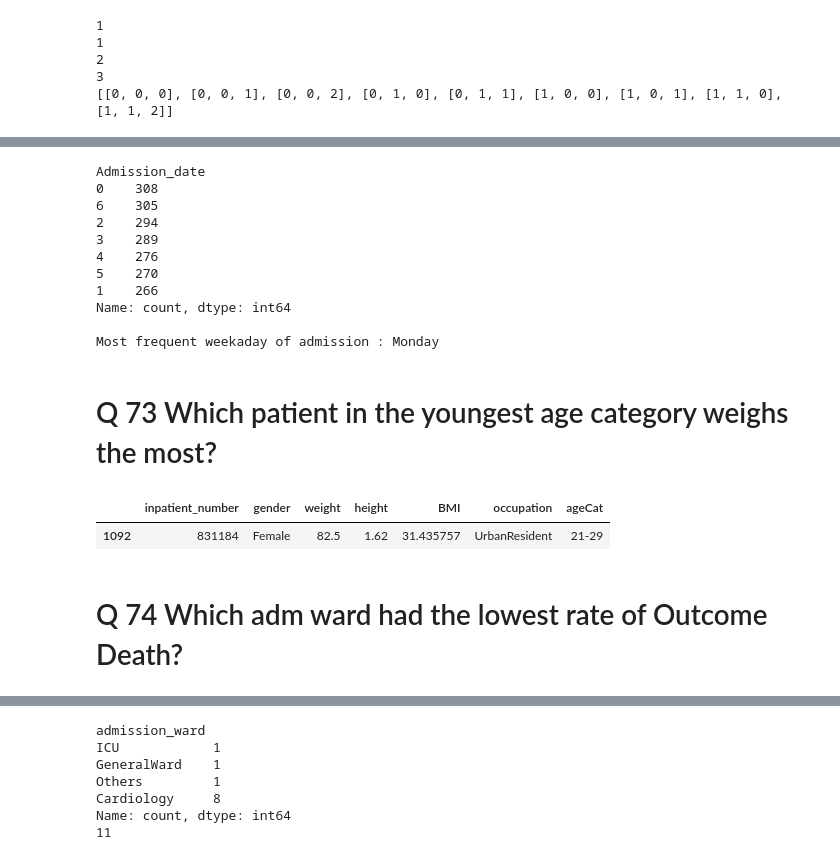
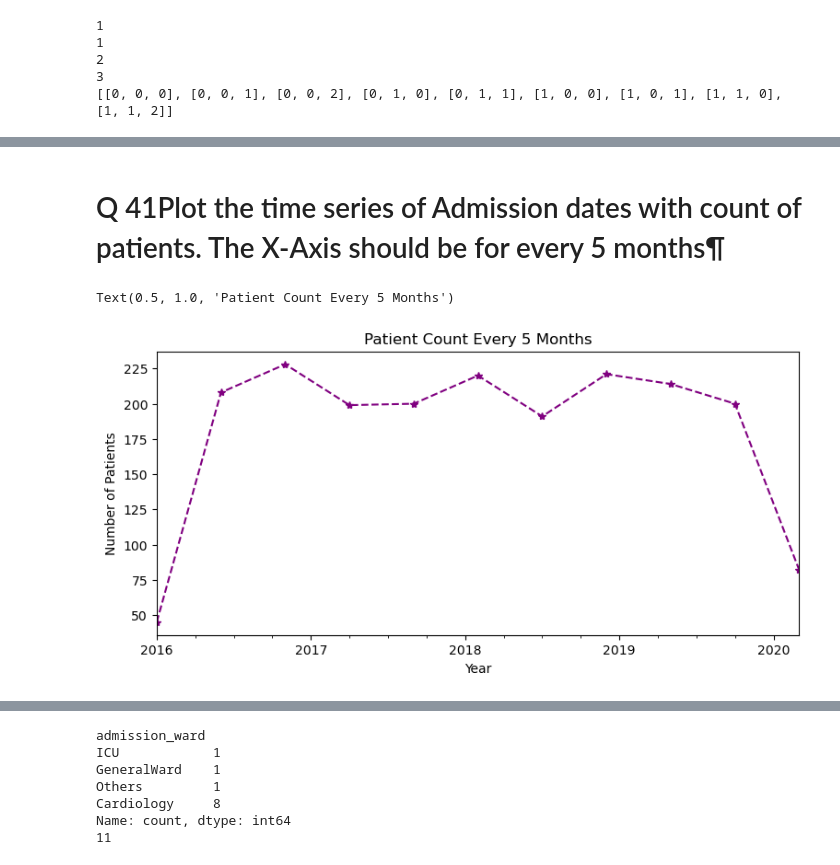
Before and after one commit to bolisettybrt/jupyterjewels-24, a Jupyter notebook: Ragini_finalcode.ipynb, the cells around one changed output, grey strips where cells are left out. Saved outputs shown, nothing was run; the diff lists cells and outputs as text; code cells hidden in the pictures.

```diff
--- a/Ragini_finalcode.ipynb
+++ b/Ragini_finalcode.ipynb
@@ -176,43 +136,17 @@ Result with condition:
-# %%
-data_file=('Cardiac_Outcomes.xlsx')
-all_sheets=pd.read_excel(data_file,sheet_name=None)
-Hospital_data=all_sheets['Hospitalization_Discharge']
-
-df=pd.to_datetime(Hospital_data['Admission_date'])
-
-weekday_Count =Hospital_data ['Admission_date'].dt.dayofweek.value_counts()
-weekday_Count
-
-day = df.dt.day_name().value_counts()
-Freq_weekday=day.idxmax()
-
-print(weekday_Count)
-print("\nMost frequent weekaday of admission :" ,Freq_weekday)
-# %% [output]
-Admission_date
-0    308
-6    305
-2    294
-3    289
-4    276
-5    270
-1    266
-Name: count, dtype: int64
-
-Most frequent weekaday of admission : Monday
-# %% [markdown]
-# Q 73 Which patient in the youngest age category weighs the most?
-# %%
-import pandas as pd
-data_file=("Cardiac_Outcomes.xlsx ")
-
-all_sheets=pd.read_excel(data_file,sheet_name=None)
-Demography = all_sheets['Demography']
-
-most_weight_patient = Demography[Demography['ageCat'] == Demography['ageCat'].min()].nlargest(1, 'weight')
-most_weight_patient
-# %% [output]
-|  | inpatient_number | gender | weight | height | BMI | occupation | ageCat |
-| 1092 | 831184 | Female | 82.5 | 1.62 | 31.435757 | UrbanResident | 21-29 |
-# %% [markdown]
-# Q 74 Which adm ward had the lowest rate of Outcome Death?
+# %% [markdown]
+# Q 41Plot the time series of Admission dates with count of patients. The X-Axis should be for every 5 months¶
+# %%
+import pandas as pd
+import matplotlib.pyplot as plt
+Hospital_data=all_sheets['Hospitalization_Discharge']
+Hospital_data['Admission_date']=pd.to_datetime(Hospital_data['Admission_date'])
+adm_cnt = Hospital_data.resample('5M', on='Admission_date').size()
+
+plt.figure(figsize=(9, 4))
+adm_cnt.plot(marker='*', linestyle='--',color='purple')
+plt.xlabel('Year')
+plt.ylabel('Number of Patients')
+plt.title('Patient Count Every 5 Months')
+# %% [output]
+Text(0.5, 1.0, 'Patient Count Every 5 Months')
+[figure, added]
```
Also changed, not shown: parts of 16 cells of this notebook.
